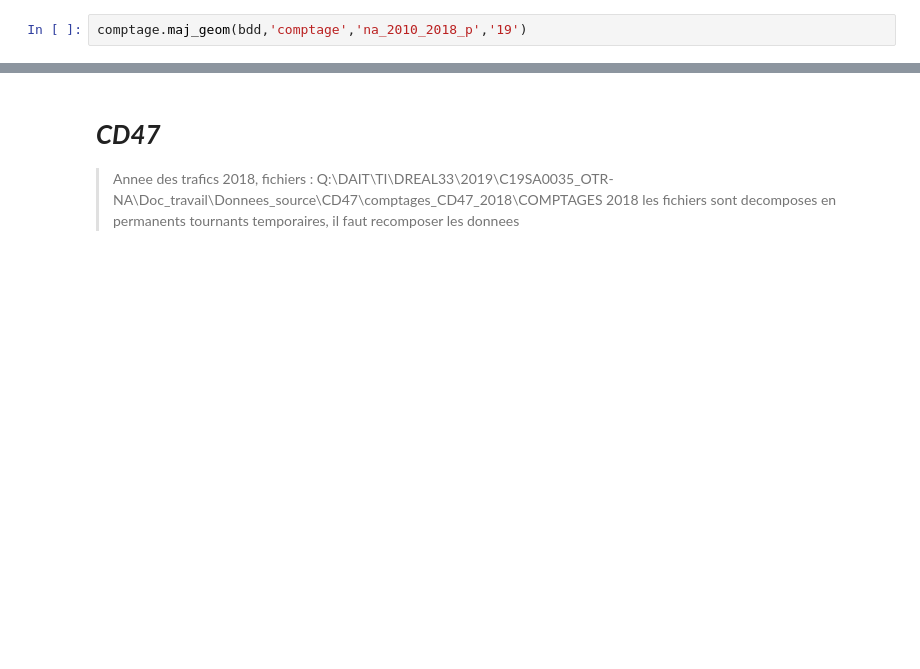
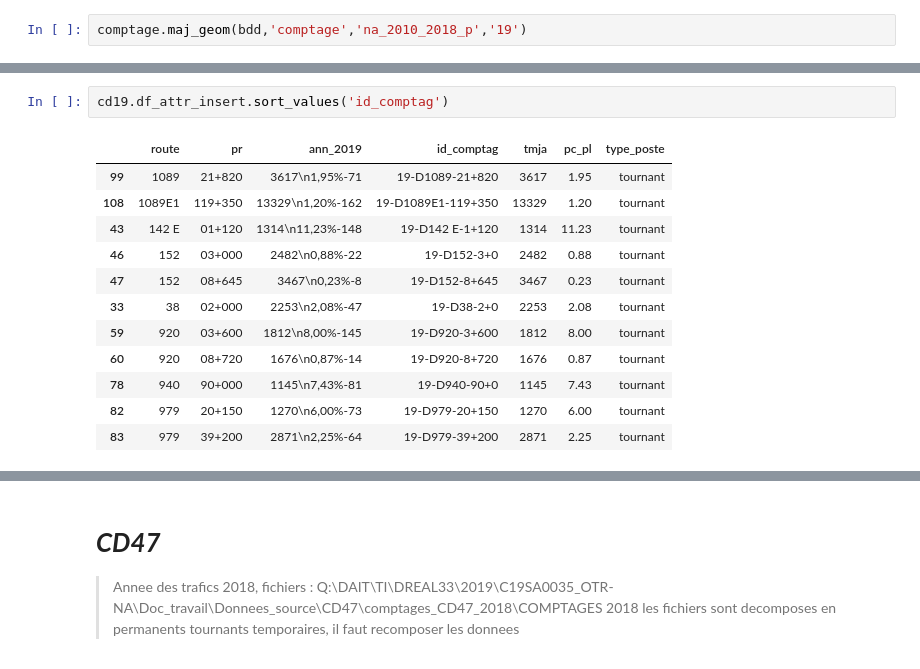
Before and after one commit to nantodevison/otv, a Jupyter notebook: otv/Transfert_Donnees/Import_trafics.ipynb, the cells around one changed output, grey strips where cells are left out. Drawn from its saved outputs; the diff is of its cells as text; blank space fills up the shorter version.

```diff
--- a/otv/Transfert_Donnees/Import_trafics.ipynb
+++ b/otv/Transfert_Donnees/Import_trafics.ipynb
@@ -282,0 +313,15 @@ comptage.maj_geom(bdd,'comptage','na_2010_2018_p','19')
+# %%
+cd19.df_attr_insert.sort_values('id_comptag')
+# %% [output]
+|  | route | pr | ann_2019 | id_comptag | tmja | pc_pl | type_poste |
+| 99 | 1089 | 21+820 | 3617\n1,95%-71 | 19-D1089-21+820 | 3617 | 1.95 | tournant |
+| 108 | 1089E1 | 119+350 | 13329\n1,20%-162 | 19-D1089E1-119+350 | 13329 | 1.20 | tournant |
+| 43 | 142 E | 01+120 | 1314\n11,23%-148 | 19-D142 E-1+120 | 1314 | 11.23 | tournant |
+| 46 | 152 | 03+000 | 2482\n0,88%-22 | 19-D152-3+0 | 2482 | 0.88 | tournant |
+| 47 | 152 | 08+645 | 3467\n0,23%-8 | 19-D152-8+645 | 3467 | 0.23 | tournant |
+| 33 | 38 | 02+000 | 2253\n2,08%-47 | 19-D38-2+0 | 2253 | 2.08 | tournant |
+| 59 | 920 | 03+600 | 1812\n8,00%-145 | 19-D920-3+600 | 1812 | 8.00 | tournant |
+| 60 | 920 | 08+720 | 1676\n0,87%-14 | 19-D920-8+720 | 1676 | 0.87 | tournant |
+| 78 | 940 | 90+000 | 1145\n7,43%-81 | 19-D940-90+0 | 1145 | 7.43 | tournant |
+| 82 | 979 | 20+150 | 1270\n6,00%-73 | 19-D979-20+150 | 1270 | 6.00 | tournant |
+| 83 | 979 | 39+200 | 2871\n2,25%-64 | 19-D979-39+200 | 2871 | 2.25 | tournant |
```
Also changed, not shown: parts of 12 cells of this notebook, 1 other file.
